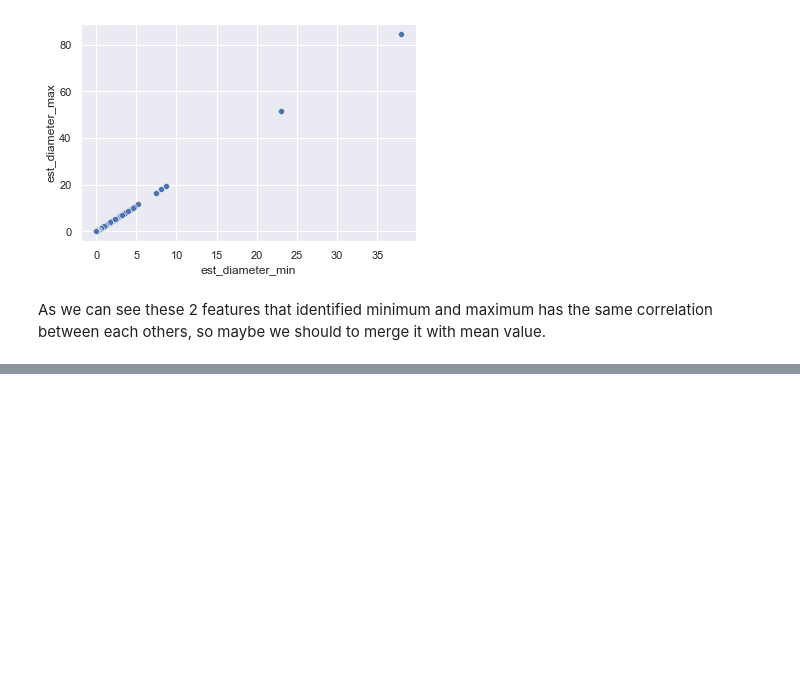
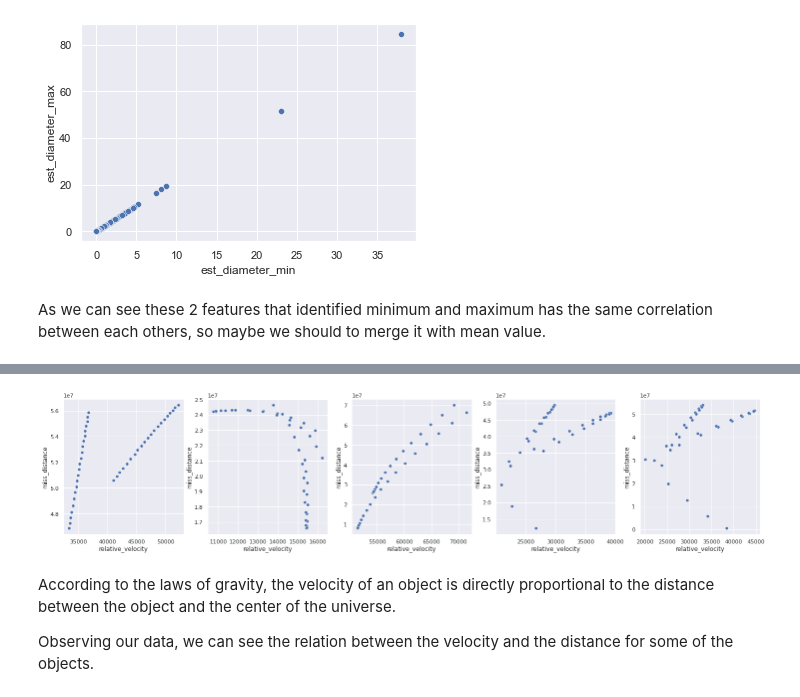
Before and after one commit to NikkiSatmaka/nasa-nearest-object, a Jupyter notebook: nasa_classification.ipynb, the cells around one changed output, grey strips where cells are left out. Saved outputs shown, nothing was run; the diff lists cells and outputs as text; code cells hidden in the pictures; blank space fills up the shorter version.

```diff
--- a/nasa_classification.ipynb
+++ b/nasa_classification.ipynb
@@ -442,0 +470,18 @@ As we can see these 2 features that identified minimum and maximum has the same
+# %%
+duplicate_objects = df[df.duplicated(subset=['name'], keep=False)]['name'].value_counts().index.to_list()
+# %%
+fig, axes = plt.subplots(nrows=1, ncols=5, figsize=(25, 5))
+for i, object in enumerate(duplicate_objects[:5]):
+    sns.scatterplot(
+        data=df[df['name'] == object],
+        x='relative_velocity',
+        y='miss_distance',
+        palette=palette,
+        ax=axes[i],
+    )
+# %% [output]
+[figure, added]
+# %% [markdown]
+According to the laws of gravity, the velocity of an object is directly proportional to the distance between the object and the center of the universe.
+
+Observing our data, we can see the relation between the velocity and the distance for some of the objects.
```
Also changed, not shown: parts of 8 cells of this notebook.
